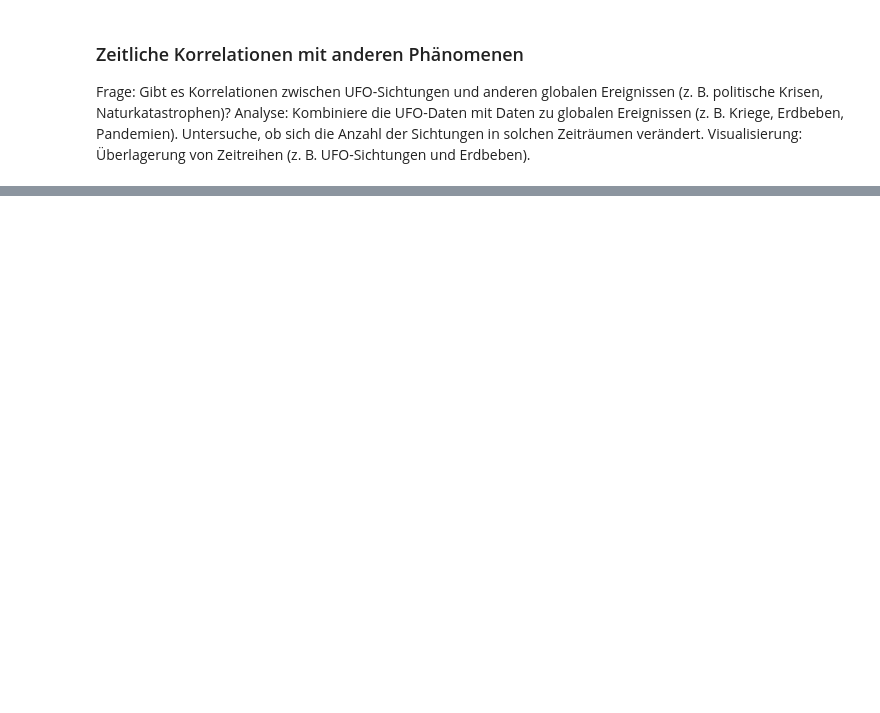
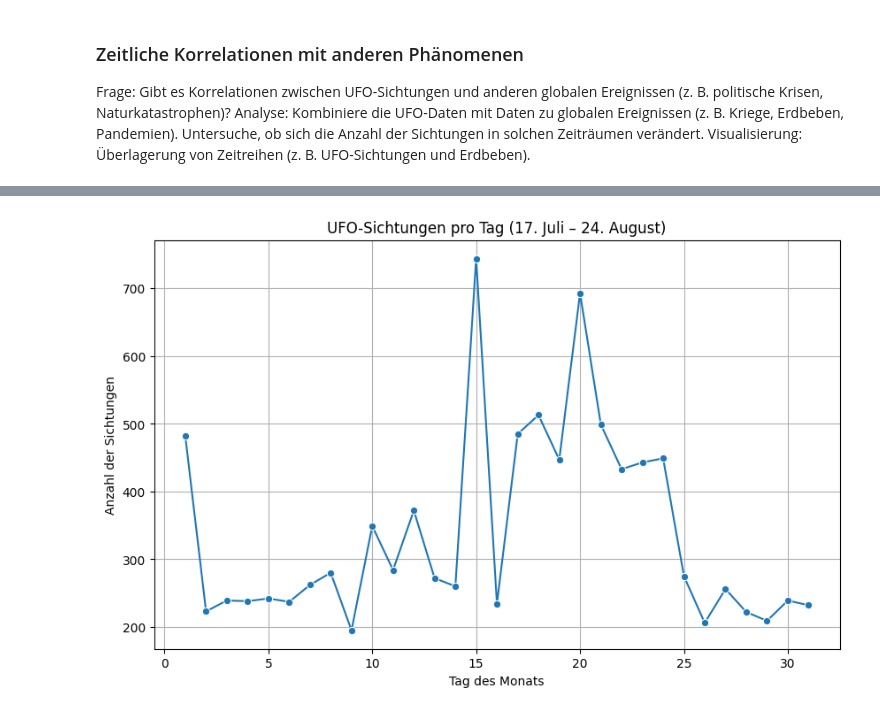
Before and after one commit to PiniPinella/Projekt_UFO, a Jupyter notebook: Laura/first_try.ipynb, the cells around one changed output, grey strips where cells are left out. Cells and saved outputs as stored; diff of their text form; code cells hidden in the pictures; blank space fills up the shorter version.

Commit message:
Laura (Perseiden fehlerhaft)

```diff
--- a/Laura/first_try.ipynb
+++ b/Laura/first_try.ipynb
@@ -467,0 +612,21 @@ Visualisierung:
+# %%
+# alle daten verwendbar, da alle auf der nordhalbkugel liegen
+
+# 17. Juli – 24. August ziehen
+
+# Konvertieren Sie die 'datetime'-Spalte in ein datetime-Objekt
+ufo_sightings_df["datetime"] = pd.to_datetime(ufo_sightings_df["datetime"])
+
+# Extrahieren Sie Monat und Tag
+ufo_sightings_df["month"] = ufo_sightings_df["datetime"].dt.month
+ufo_sightings_df["day"] = ufo_sightings_df["datetime"].dt.day
+
+# Definieren Sie den Zeitraum (17. Juli bis 24. August)
+# Juli: Monat = 7, August: Monat = 8
+perseiden_zeitraum = ufo_sightings_df[
+    ((ufo_sightings_df["month"] == 7) & (ufo_sightings_df["day"] >= 17)) |  # Juli: ab dem 17.
+    ((ufo_sightings_df["month"] == 8) & (ufo_sightings_df["day"] <= 24))    # August: bis zum 24.
+]
+
+# Zeigen Sie die ersten Zeilen des gefilterten DataFrames an
+print(perseiden_zeitraum.head())
@@ -467,0 +651,14 @@ Visualisierung:
+# %%
+# Zählen der Sichtungen pro Tag
+sightings_perseiden = perseiden_zeitraum.groupby("day").size()
+
+# Plot
+plt.figure(figsize=(10, 6))
+sns.lineplot(x=sightings_perseiden.index, y=sightings_perseiden.values, marker="o")
+plt.title("UFO-Sichtungen pro Tag (17. Juli – 24. August)")
+plt.xlabel("Tag des Monats")
+plt.ylabel("Anzahl der Sichtungen")
+plt.grid(True)
+plt.show()
+# %% [output]
+[figure, added]
```
Also changed, not shown: parts of 12 cells of this notebook.
